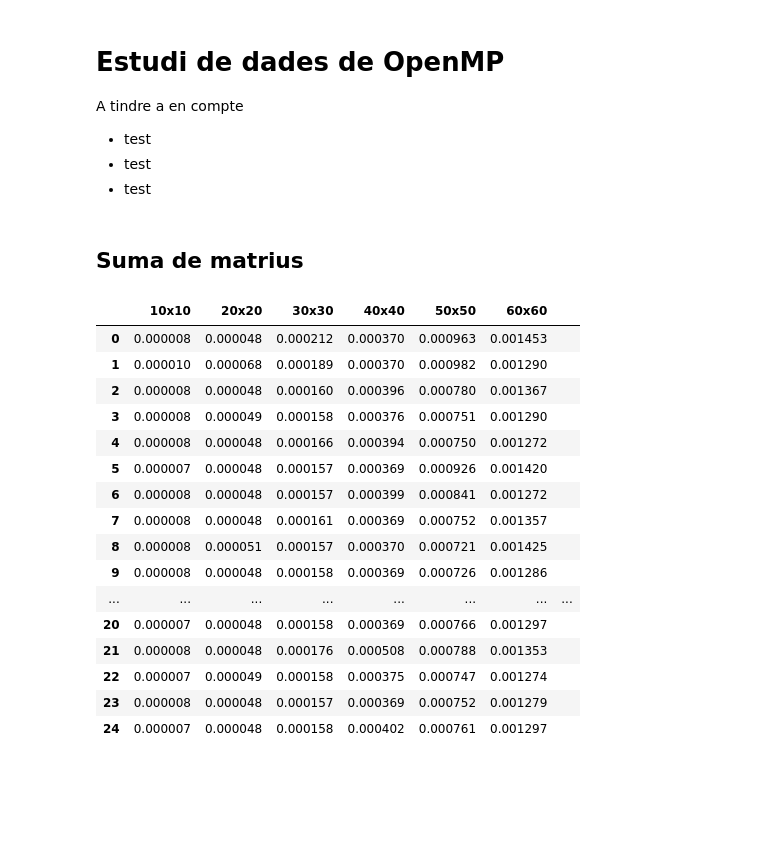
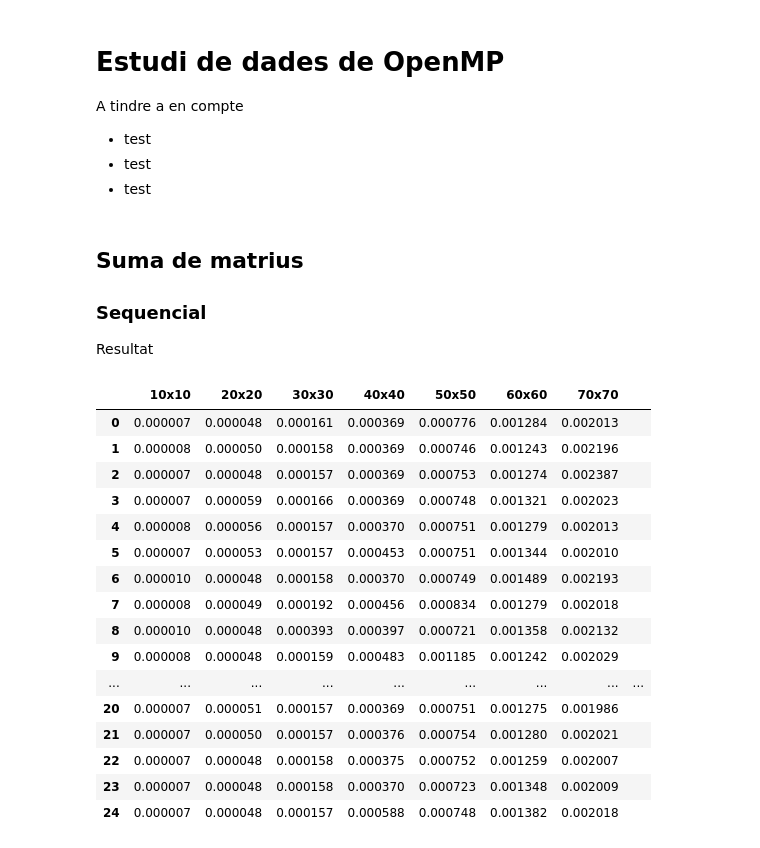
Before and after one commit to u1978882/OpenMP, a Jupyter notebook: matrius/grafics.ipynb, the cells around one changed output. Cells and saved outputs as stored; diff of their text form; code cells hidden in the pictures; blank space fills up the shorter version.

```diff
--- a/matrius/grafics.ipynb
+++ b/matrius/grafics.ipynb
@@ -11,23 +12,27 @@ import pandas as pd
 # %% [markdown]
 ## Suma de matrius
+
+### Sequencial
+
+Resultat
 # %%
-df = pd.read_csv('csv/producteSequencial.csv')
-df
+dfps = pd.read_csv('csv/producteSequencial.csv')
+dfps
 # %% [output]
-|  | 10x10 | 20x20 | 30x30 | 40x40 | 50x50 | 60x60 |  |
-| 0 | 0.000008 | 0.000048 | 0.000212 | 0.000370 | 0.000963 | 0.001453 |  |
-| 1 | 0.000010 | 0.000068 | 0.000189 | 0.000370 | 0.000982 | 0.001290 |  |
-| 2 | 0.000008 | 0.000048 | 0.000160 | 0.000396 | 0.000780 | 0.001367 |  |
-| 3 | 0.000008 | 0.000049 | 0.000158 | 0.000376 | 0.000751 | 0.001290 |  |
-| 4 | 0.000008 | 0.000048 | 0.000166 | 0.000394 | 0.000750 | 0.001272 |  |
-| 5 | 0.000007 | 0.000048 | 0.000157 | 0.000369 | 0.000926 | 0.001420 |  |
-| 6 | 0.000008 | 0.000048 | 0.000157 | 0.000399 | 0.000841 | 0.001272 |  |
-| 7 | 0.000008 | 0.000048 | 0.000161 | 0.000369 | 0.000752 | 0.001357 |  |
-| 8 | 0.000008 | 0.000051 | 0.000157 | 0.000370 | 0.000721 | 0.001425 |  |
-| 9 | 0.000008 | 0.000048 | 0.000158 | 0.000369 | 0.000726 | 0.001286 |  |
-| ... | ... | ... | ... | ... | ... | ... | ... |
-| 20 | 0.000007 | 0.000048 | 0.000158 | 0.000369 | 0.000766 | 0.001297 |  |
-| 21 | 0.000008 | 0.000048 | 0.000176 | 0.000508 | 0.000788 | 0.001353 |  |
-| 22 | 0.000007 | 0.000049 | 0.000158 | 0.000375 | 0.000747 | 0.001274 |  |
-| 23 | 0.000008 | 0.000048 | 0.000157 | 0.000369 | 0.000752 | 0.001279 |  |
-| 24 | 0.000007 | 0.000048 | 0.000158 | 0.000402 | 0.000761 | 0.001297 |  |
+|  | 10x10 | 20x20 | 30x30 | 40x40 | 50x50 | 60x60 | 70x70 |  |
+| 0 | 0.000007 | 0.000048 | 0.000161 | 0.000369 | 0.000776 | 0.001284 | 0.002013 |  |
+| 1 | 0.000008 | 0.000050 | 0.000158 | 0.000369 | 0.000746 | 0.001243 | 0.002196 |  |
+| 2 | 0.000007 | 0.000048 | 0.000157 | 0.000369 | 0.000753 | 0.001274 | 0.002387 |  |
+| 3 | 0.000007 | 0.000059 | 0.000166 | 0.000369 | 0.000748 | 0.001321 | 0.002023 |  |
+| 4 | 0.000008 | 0.000056 | 0.000157 | 0.000370 | 0.000751 | 0.001279 | 0.002013 |  |
+| 5 | 0.000007 | 0.000053 | 0.000157 | 0.000453 | 0.000751 | 0.001344 | 0.002010 |  |
+| 6 | 0.000010 | 0.000048 | 0.000158 | 0.000370 | 0.000749 | 0.001489 | 0.002193 |  |
+| 7 | 0.000008 | 0.000049 | 0.000192 | 0.000456 | 0.000834 | 0.001279 | 0.002018 |  |
+| 8 | 0.000010 | 0.000048 | 0.000393 | 0.000397 | 0.000721 | 0.001358 | 0.002132 |  |
+| 9 | 0.000008 | 0.000048 | 0.000159 | 0.000483 | 0.001185 | 0.001242 | 0.002029 |  |
+| ... | ... | ... | ... | ... | ... | ... | ... | ... |
+| 20 | 0.000007 | 0.000051 | 0.000157 | 0.000369 | 0.000751 | 0.001275 | 0.001986 |  |
+| 21 | 0.000007 | 0.000050 | 0.000157 | 0.000376 | 0.000754 | 0.001280 | 0.002021 |  |
+| 22 | 0.000007 | 0.000048 | 0.000158 | 0.000375 | 0.000752 | 0.001259 | 0.002007 |  |
+| 23 | 0.000007 | 0.000048 | 0.000158 | 0.000370 | 0.000723 | 0.001348 | 0.002009 |  |
+| 24 | 0.000007 | 0.000048 | 0.000157 | 0.000588 | 0.000748 | 0.001382 | 0.002018 |  |
```
Also changed, not shown: parts of 6 cells of this notebook, 3 other files.
